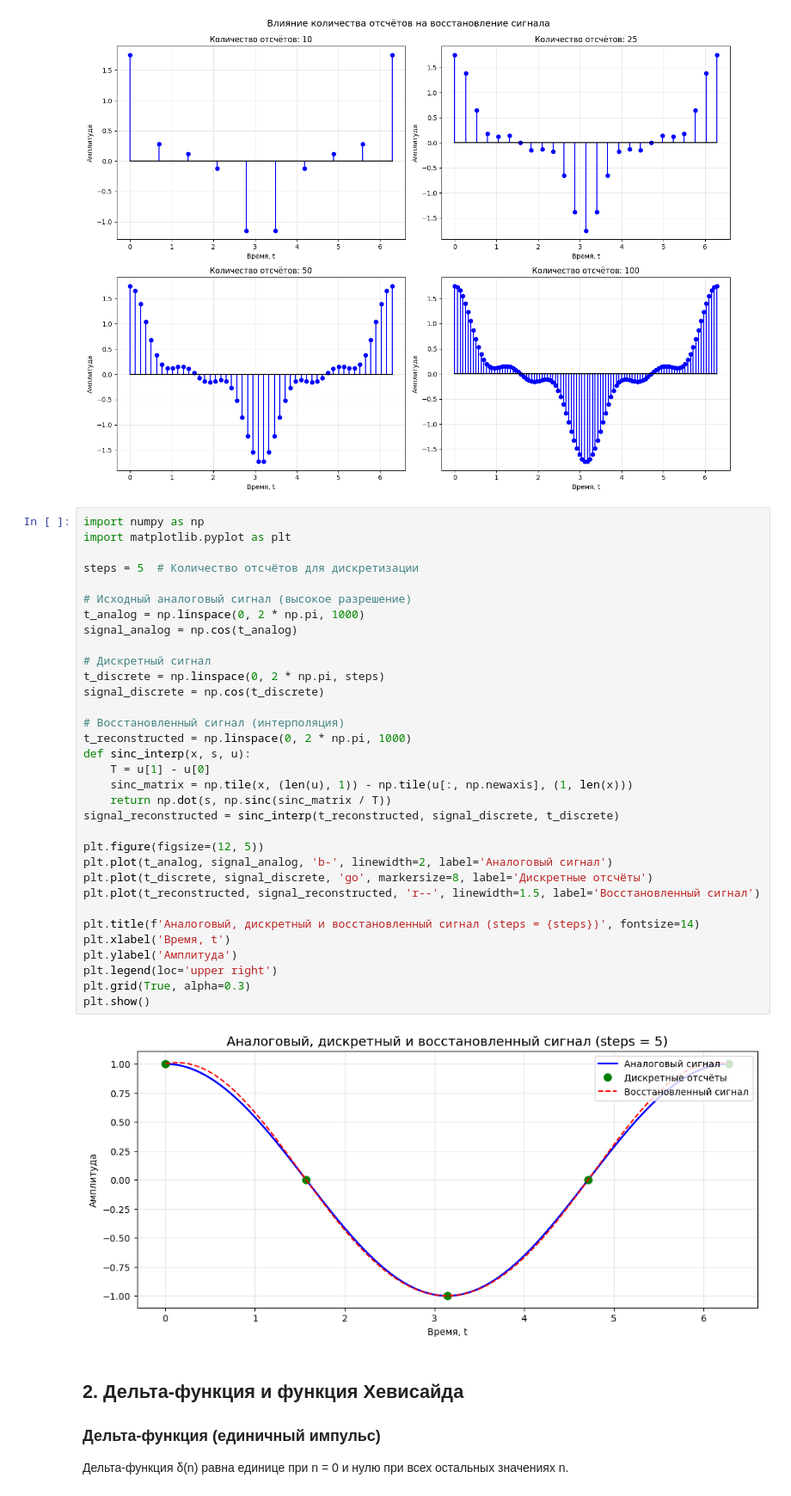
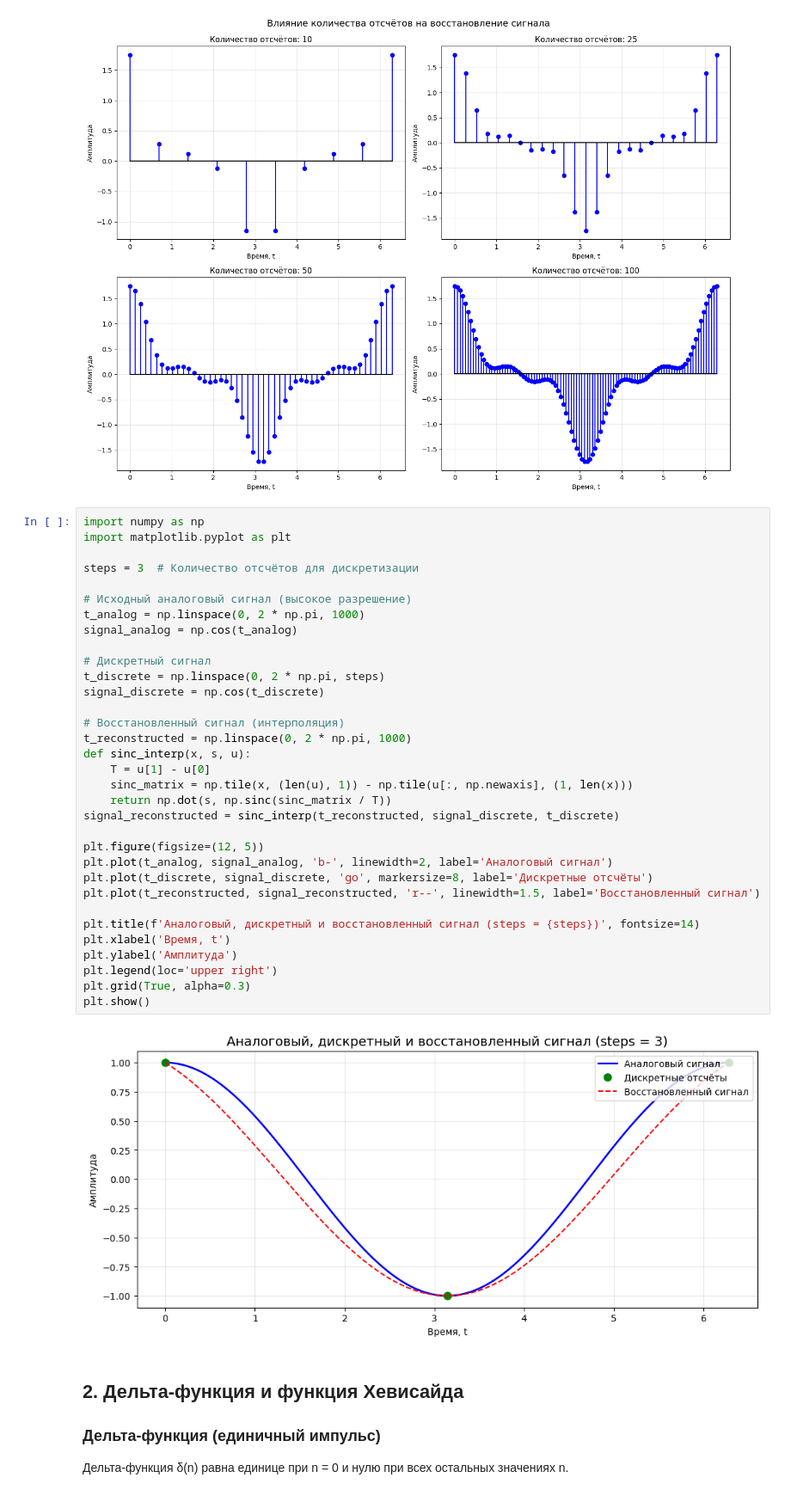
Before and after one commit to AlexanderGhosty/study_6_semester, a Jupyter notebook: digital-methods/l1/lab1_signal_processing.ipynb, the cells around one changed output. Shown at 86% size. Drawn from its saved outputs; the diff is of its cells as text.

```diff
--- a/digital-methods/l1/lab1_signal_processing.ipynb
+++ b/digital-methods/l1/lab1_signal_processing.ipynb
@@ -87,37 +87,37 @@ plt.show()
 import numpy as np
 import matplotlib.pyplot as plt
 
-steps = 5  # Количество отсчётов для дискретизации
+steps = 3  # Количество отсчётов для дискретизации
 
 # Исходный аналоговый сигнал (высокое разрешение)
 t_analog = np.linspace(0, 2 * np.pi, 1000)
 signal_analog = np.cos(t_analog)
 
 # Дискретный сигнал
 t_discrete = np.linspace(0, 2 * np.pi, steps)
 signal_discrete = np.cos(t_discrete)
 
 # Восстановленный сигнал (интерполяция)
 t_reconstructed = np.linspace(0, 2 * np.pi, 1000)
 def sinc_interp(x, s, u):
     T = u[1] - u[0]
     sinc_matrix = np.tile(x, (len(u), 1)) - np.tile(u[:, np.newaxis], (1, len(x)))
     return np.dot(s, np.sinc(sinc_matrix / T))
 signal_reconstructed = sinc_interp(t_reconstructed, signal_discrete, t_discrete)
 
 plt.figure(figsize=(12, 5))
 plt.plot(t_analog, signal_analog, 'b-', linewidth=2, label='Аналоговый сигнал')
 plt.plot(t_discrete, signal_discrete, 'go', markersize=8, label='Дискретные отсчёты')
 plt.plot(t_reconstructed, signal_reconstructed, 'r--', linewidth=1.5, label='Восстановленный сигнал')
 
 plt.title(f'Аналоговый, дискретный и восстановленный сигнал (steps = {steps})', fontsize=14)
 plt.xlabel('Время, t')
 plt.ylabel('Амплитуда')
 plt.legend(loc='upper right')
 plt.grid(True, alpha=0.3)
 plt.show()
 # %% [output]
-[figure, old version]
+[figure, new version]
 # %% [markdown]
 ## 2. Дельта-функция и функция Хевисайда
 
```
Also changed, not shown: 5 other files.
